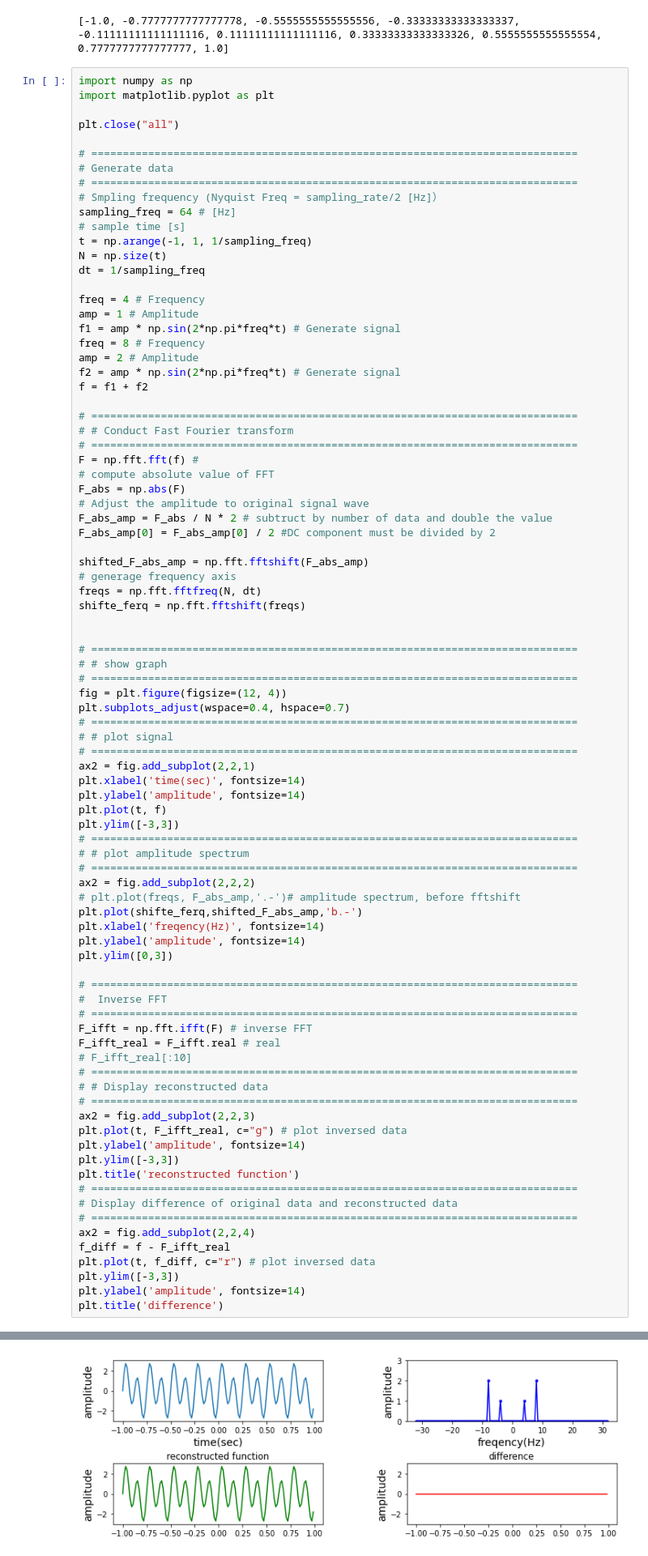
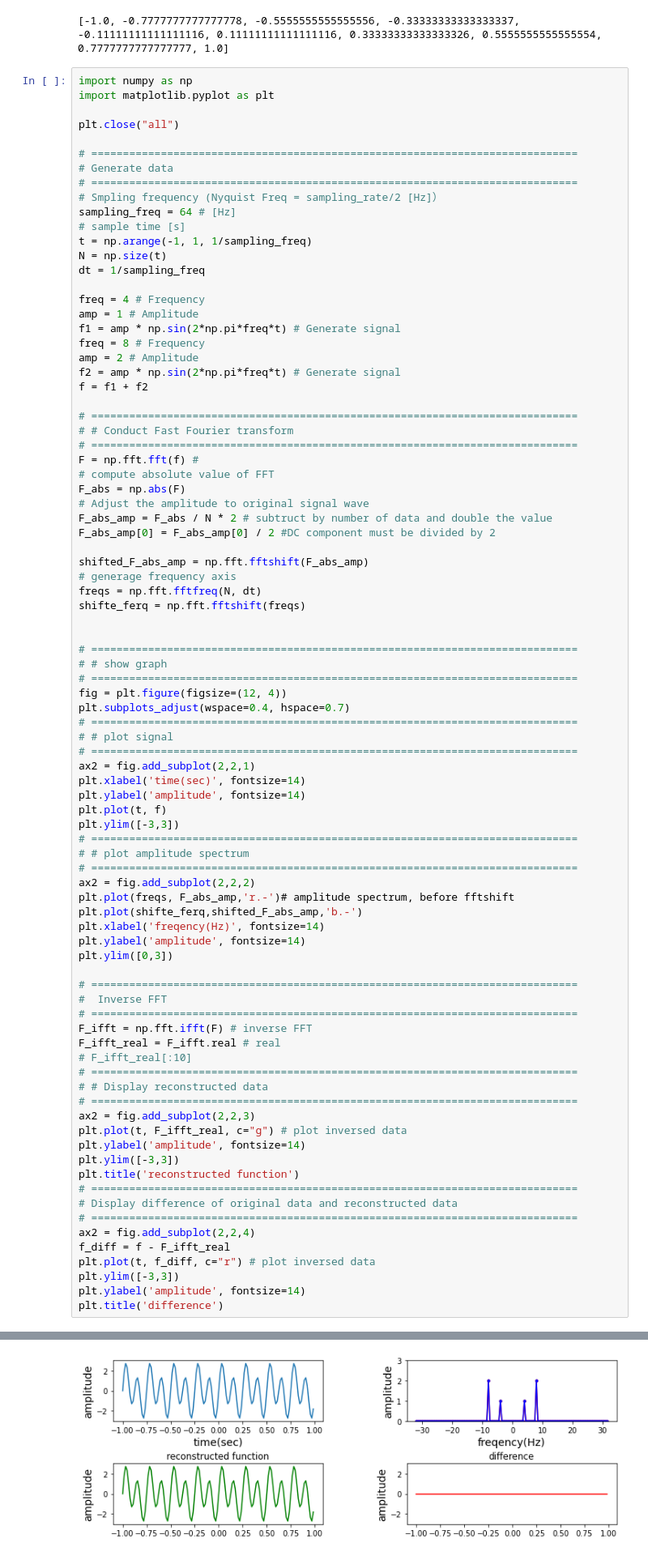
Before and after one commit to Hi-Yone/PythonTask_sanadalab, a Jupyter notebook: pro_task/testcode.ipynb, the cells around one changed output, grey strips where cells are left out. Shown at 81% size. Saved outputs shown, nothing was run; the diff lists cells and outputs as text.

```diff
--- a/pro_task/testcode.ipynb
+++ b/pro_task/testcode.ipynb
@@ -420,38 +420,38 @@ plt.ylim([-3,3])
 # # plot amplitude spectrum
 # =============================================================================
 ax2 = fig.add_subplot(2,2,2)
-# plt.plot(freqs, F_abs_amp,'.-')# amplitude spectrum, before fftshift
+plt.plot(freqs, F_abs_amp,'r.-')# amplitude spectrum, before fftshift
 plt.plot(shifte_ferq,shifted_F_abs_amp,'b.-')
 plt.xlabel('freqency(Hz)', fontsize=14)
 plt.ylabel('amplitude', fontsize=14)
 plt.ylim([0,3])
 
 # =============================================================================
 #  Inverse FFT
 # =============================================================================
 F_ifft = np.fft.ifft(F) # inverse FFT
 F_ifft_real = F_ifft.real # real
 # F_ifft_real[:10]
 # =============================================================================
 # # Display reconstructed data
 # =============================================================================
 ax2 = fig.add_subplot(2,2,3)
 plt.plot(t, F_ifft_real, c="g") # plot inversed data
 plt.ylabel('amplitude', fontsize=14)
 plt.ylim([-3,3])
 plt.title('reconstructed function')
 # =============================================================================
 # Display difference of original data and reconstructed data
 # =============================================================================
 ax2 = fig.add_subplot(2,2,4)
 f_diff = f - F_ifft_real
 plt.plot(t, f_diff, c="r") # plot inversed data
 plt.ylim([-3,3])
 plt.ylabel('amplitude', fontsize=14)
 plt.title('difference')
 # %% [output]
 Text(0.5, 1.0, 'difference')
-[figure, old version]
+[figure, new version]
 # %%
 import numpy as np
 import matplotlib.pyplot as plt
```
Also changed, not shown: parts of 4 cells of this notebook, 4 other files.
